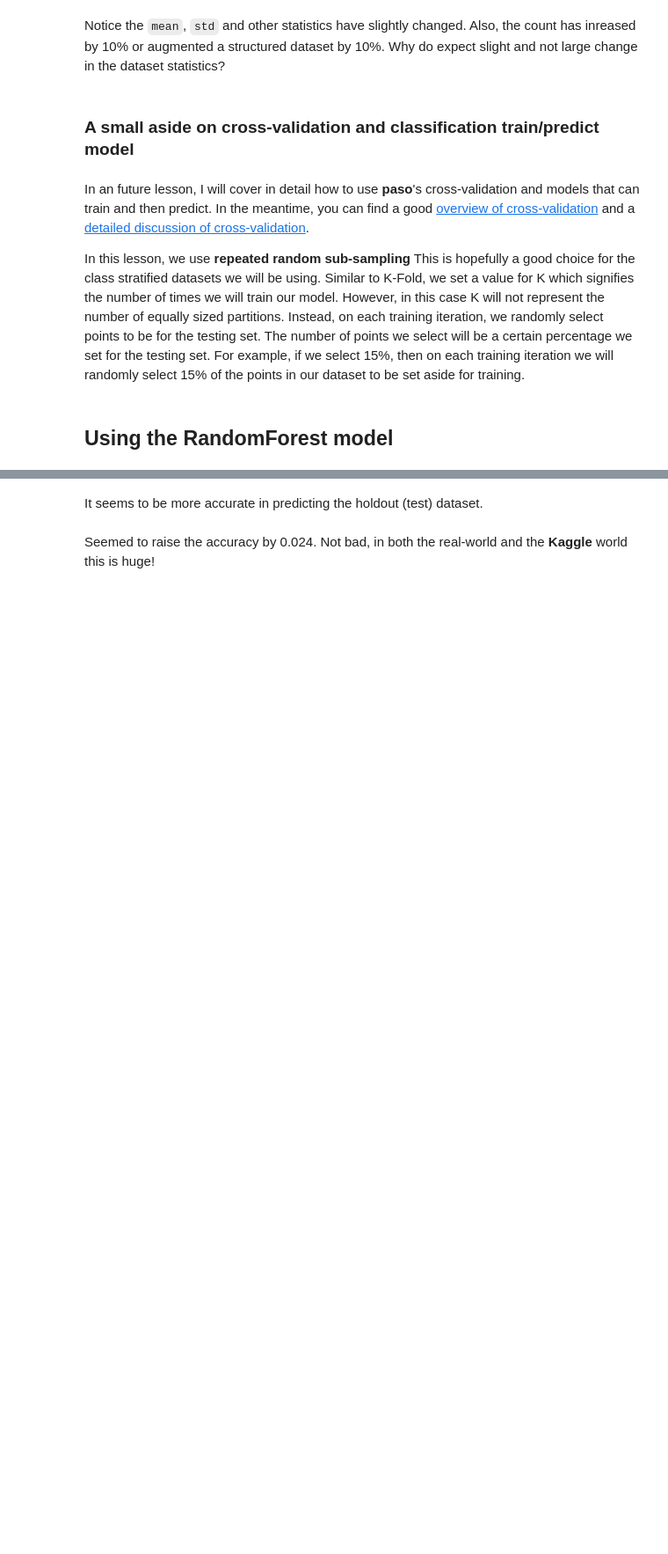
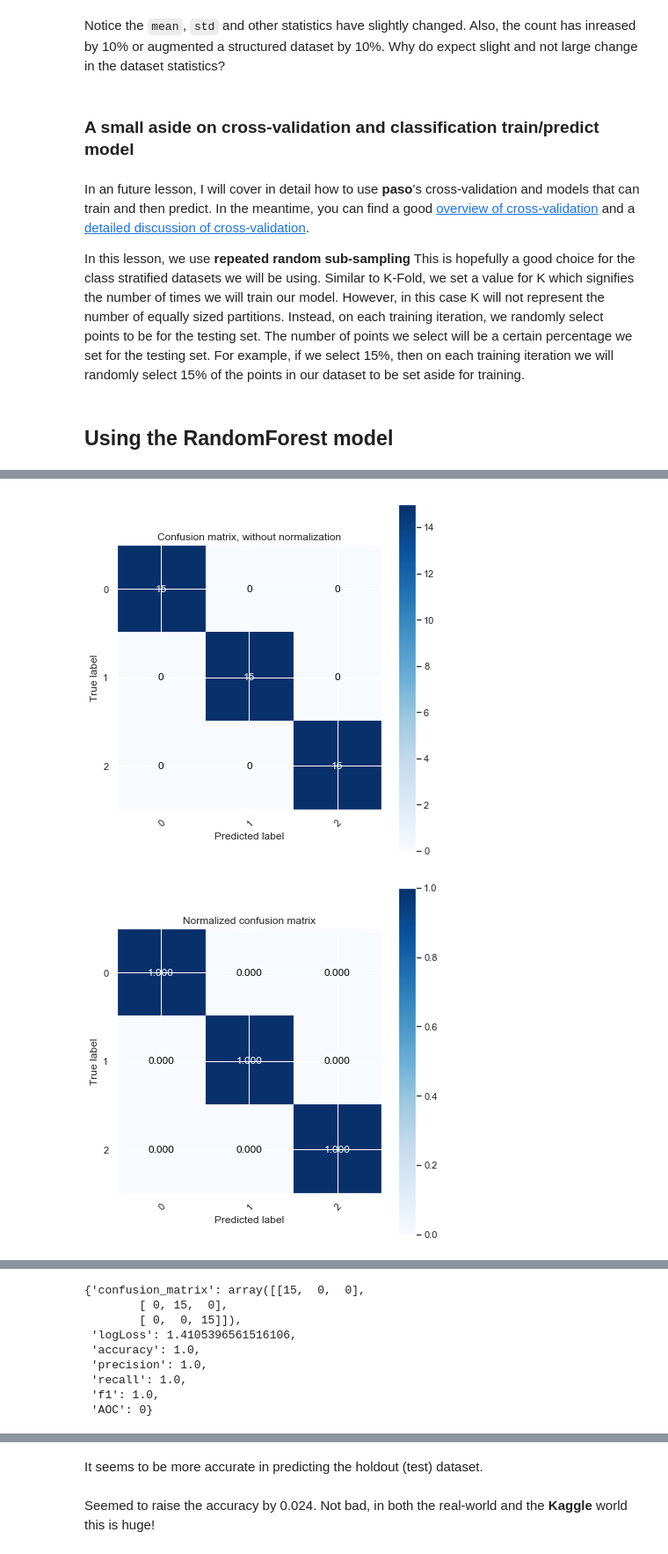
Before and after one commit to bcottman/paso, a Jupyter notebook: lessons/lesson-3.ipynb, the cells around one changed output, grey strips where cells are left out. Shown at 88% size. Cells and saved outputs as stored; diff of their text form; code cells hidden in the pictures; blank space fills up the shorter version.

```diff
--- a/lessons/lesson-3.ipynb
+++ b/lessons/lesson-3.ipynb
@@ -124,2 +182,0 @@ Inputer().inputers()
-# %%
- Flower = Inputer().transform(ontology_filepath='../parameters/dataset-iris.yaml')
@@ -216,6 +302,3 @@ Similar to K-Fold, we set a value for K which signifies the number of times we w
 Instead, on each training iteration, we randomly select points to be for the testing set. The number of points we select will be a certain percentage we set for the testing set. For example, if we select 15%, then on each training iteration we will randomly select 15% of the points in our dataset to be set aside for training.
 # %% [markdown]
 ## Using the RandomForest model
-# %%
-o = SkModel()
-o.train(X)
@@ -223,0 +305,6 @@ o.metric_valid
+# %%
+o = Learner()
+o.train(X,ontological_filepath='../ontologies/learners/RandomForestClassification.yaml',target='TypeOf')
+o.predict(test,measure=True)
+o.metrics
+# %% [output]
@@ -223,0 +320,2 @@ o.metric_valid
+[figure, added]
+[figure, added]
@@ -224 +323,10 @@ o.metric_valid
+{'confusion_matrix': array([[15,  0,  0],
+        [ 0, 15,  0],
+        [ 0,  0, 15]]),
+ 'logLoss': 1.4105396561516106,
+ 'accuracy': 1.0,
+ 'precision': 1.0,
+ 'recall': 1.0,
+ 'f1': 1.0,
+ 'AOC': 0}
 # %% [markdown]
```
Also changed, not shown: parts of 71 cells of this notebook, 47 other files.
